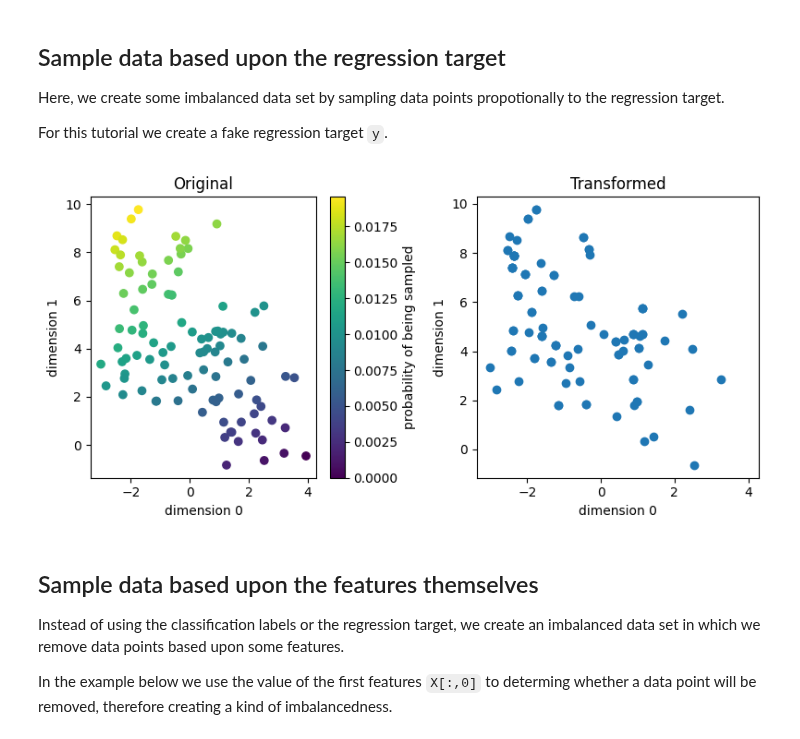
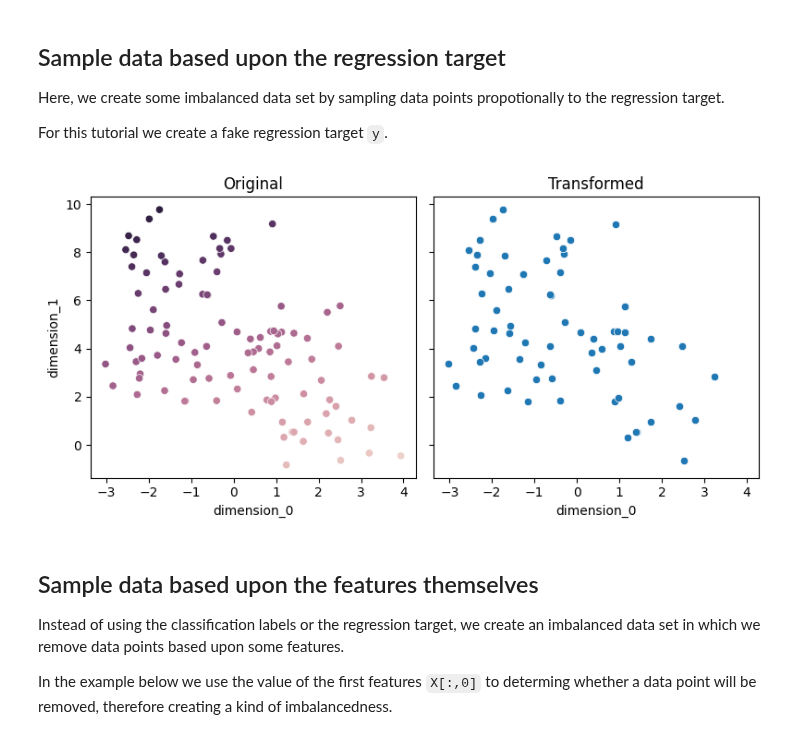
Before and after one commit to Fraunhofer-IESE/badgers, a Jupyter notebook: docs/tutorials/Imbalance-Tabular-Data.ipynb, the cells around one changed output. Saved outputs shown, nothing was run; the diff lists cells and outputs as text; code cells hidden in the pictures.

```diff
--- a/docs/tutorials/Imbalance-Tabular-Data.ipynb
+++ b/docs/tutorials/Imbalance-Tabular-Data.ipynb
@@ -22,6 +25,8 @@ Here we are going to sample the dataset in a way that we will have 50% of all da
 # %%
 # load data
 X, y = make_blobs(centers=4, random_state=0)
+X = pd.DataFrame(data=X, columns=['dimension_0', 'dimension_1'])
+y = pd.Series(y)
 # %%
 proportion_classes = {0:0.5, 1:0.05, 2:0.25, 3:0.2}
 trf = RandomSamplingClassesGenerator(proportion_classes=proportion_classes, random_generator=rng)
@@ -54,7 +48,7 @@ Here, we create some imbalanced data set by sampling data points propotionally t
 For this tutorial we create a fake regression target `y`.
 # %%
 # generate fake regression target
-y = -2*X[:,0] + 3*X[:,1] + 5
+y = -2*X['dimension_0'] + 3*X['dimension_1'] + 5
 # %%
 def sampling_proba_func(y):
     # this simply normalize the regression target
@@ -65,21 +59,14 @@ def sampling_proba_func(y):
 trf = RandomSamplingTargetsGenerator(sampling_proba_func=sampling_proba_func, random_generator=rng)
 Xt,_ = trf.generate(X.copy(),y)
 # %%
-fig, axes = plt.subplots(1, 2, sharex=True, sharey=False, figsize=(8,4))
-
-sc = axes[0].scatter(X[:,0], X[:,1], c=sampling_proba_func(y))
-cbar = plt.colorbar(sc)
-cbar.ax.set_ylabel('probability of being sampled', rotation=90)
-axes[1].scatter(Xt[:,0], Xt[:,1])
+fig, axes = plt.subplots(1, 2, sharex=True, sharey=True, figsize=(8,4))
+sns.scatterplot(data=X, ax=axes[0], x='dimension_0', y='dimension_1', hue=y, legend=False)
+sns.scatterplot(data=Xt, ax=axes[1], x='dimension_0', y='dimension_1', legend=False)
 axes[0].set_title('Original')
 axes[1].set_title('Transformed')
-axes[0].set_xlabel('dimension 0', fontsize=10)
-axes[1].set_xlabel('dimension 0', fontsize=10)
-axes[0].set_ylabel('dimension 1', fontsize=10)
-axes[1].set_ylabel('dimension 1', fontsize=10)
-plt.tight_layout();
+plt.tight_layout()
 # %% [output]
-[figure, old version]
+[figure, new version]
 # %% [markdown]
 ## Sample data based upon the features themselves
 
```
Also changed, not shown: parts of 6 cells of this notebook, 34 other files.
